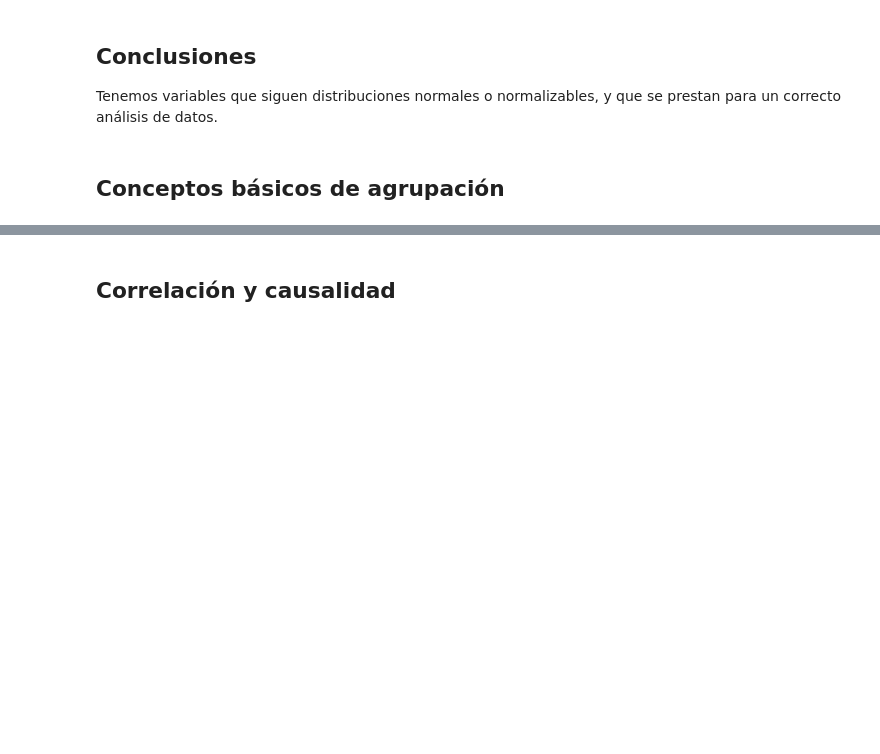
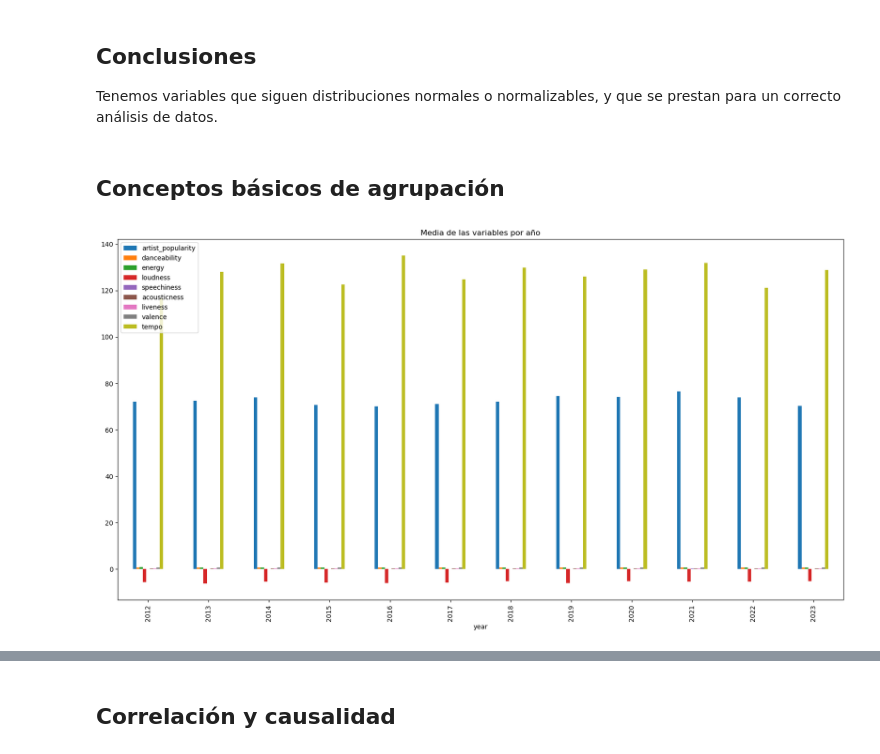
Before and after one commit to DrThorium/Zoet, a Jupyter notebook: main.ipynb, the cells around one changed output, grey strips where cells are left out. Saved outputs shown, nothing was run; the diff lists cells and outputs as text; code cells hidden in the pictures; blank space fills up the shorter version.

```diff
--- a/main.ipynb
+++ b/main.ipynb
@@ -250,3 +250,11 @@ df.drop('instrumentalness', axis=1, inplace=True)
 Tenemos variables que siguen distribuciones normales o normalizables, y que se prestan para un correcto análisis de datos.
 # %% [markdown]
 ## Conceptos básicos de agrupación
+# %%
+# Vamos a agrupar los datos por año, y vamos a calcular la media de las variables numéricas
+
+df.groupby('year').mean().plot(kind='bar', figsize=(20,10))
+plt.title('Media de las variables por año')
+plt.savefig('media_variables_por_año.png')
+# %% [output]
+[figure, added]
```
Also changed, not shown: parts of 14 cells of this notebook, 7 other files.
